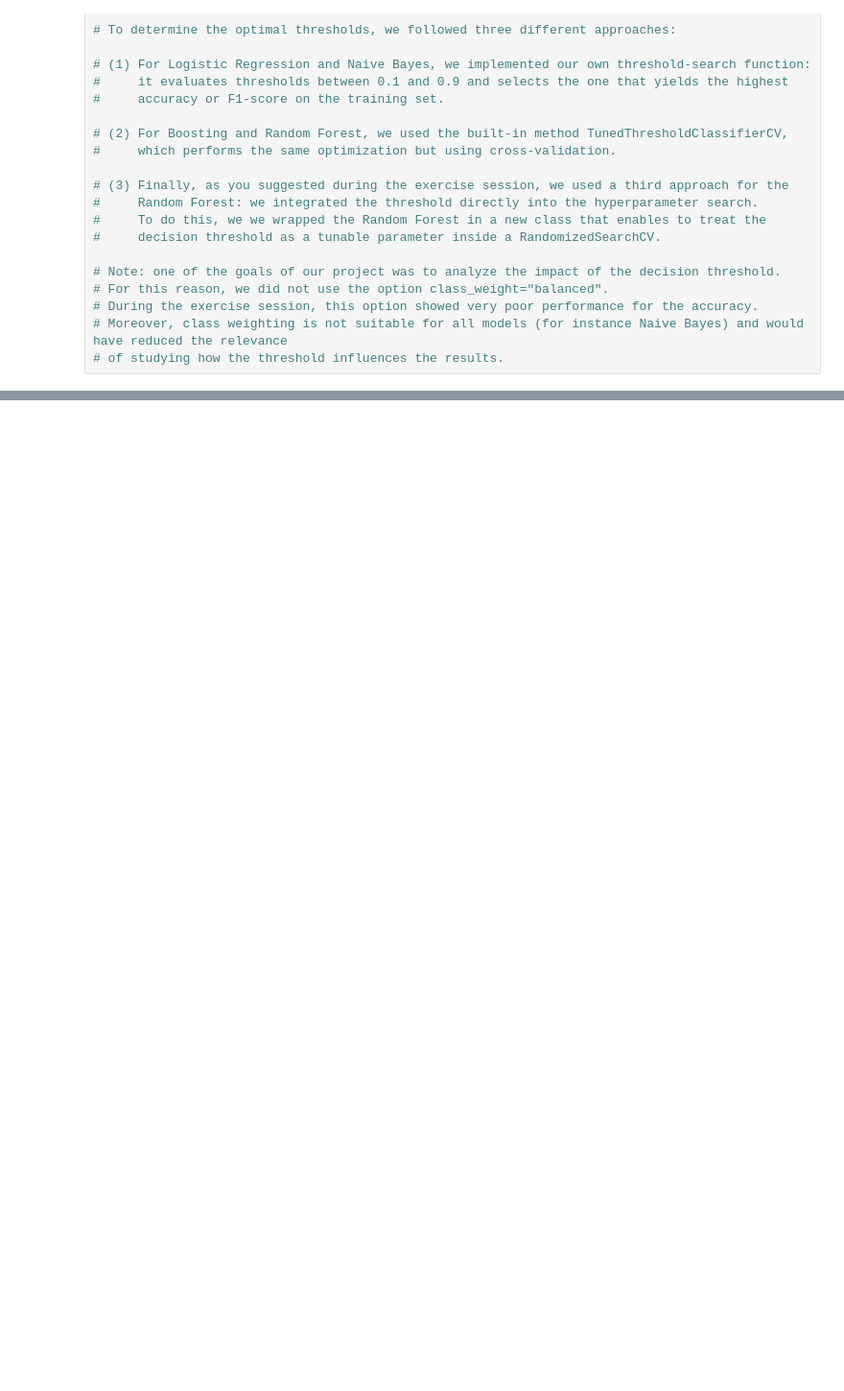
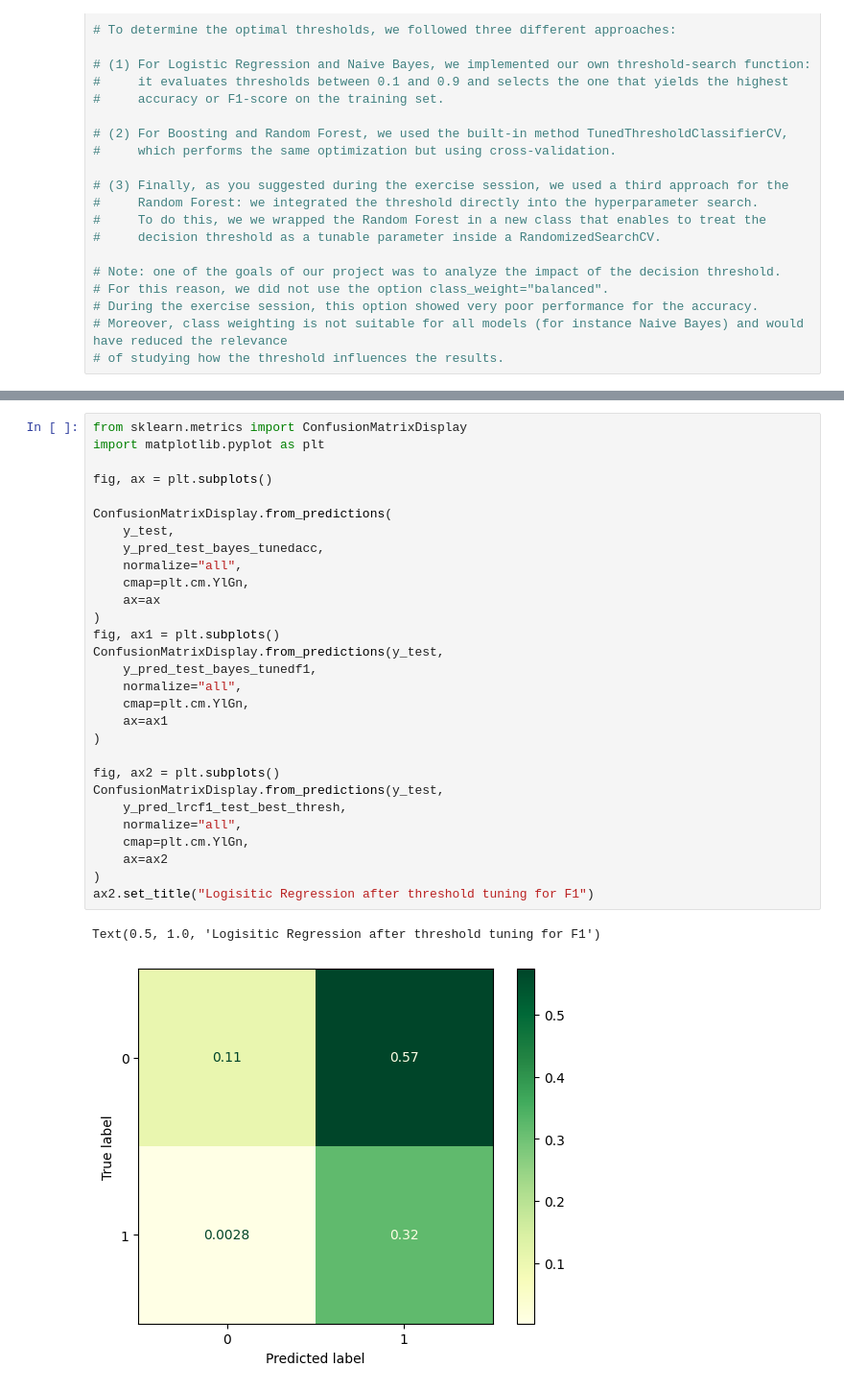
Before and after one commit to ice1O/Luxury-Fashion-Product-Return-Analysis, a Jupyter notebook: Models for Global.ipynb, the cells around one changed output, grey strips where cells are left out. Shown: that part at 96% size. Cells and saved outputs as stored; diff of their text form; blank space fills up the shorter version.

Commit message:
Add some confusion matrix

```diff
--- a/Models for Global.ipynb
+++ b/Models for Global.ipynb
@@ -1251,0 +1252,32 @@ Text(0.5, 1.0, 'Naive Bayes')
+# %%
+from sklearn.metrics import ConfusionMatrixDisplay
+import matplotlib.pyplot as plt
+
+fig, ax = plt.subplots()
+
+ConfusionMatrixDisplay.from_predictions(
+    y_test,
+    y_pred_test_bayes_tunedacc,
+    normalize="all",
+    cmap=plt.cm.YlGn,
+    ax=ax
+)
+fig, ax1 = plt.subplots()
+ConfusionMatrixDisplay.from_predictions(y_test,
+    y_pred_test_bayes_tunedf1,
+    normalize="all",
+    cmap=plt.cm.YlGn,
+    ax=ax1
+)
+
+fig, ax2 = plt.subplots()
+ConfusionMatrixDisplay.from_predictions(y_test,
+    y_pred_lrcf1_test_best_thresh,
+    normalize="all",
+    cmap=plt.cm.YlGn,
+    ax=ax2
+)
+ax2.set_title("Logisitic Regression after threshold tuning for F1")
+# %% [output]
+Text(0.5, 1.0, 'Logisitic Regression after threshold tuning for F1')
+[figure, added]
```
Also changed, not shown: parts of 2 cells of this notebook.
